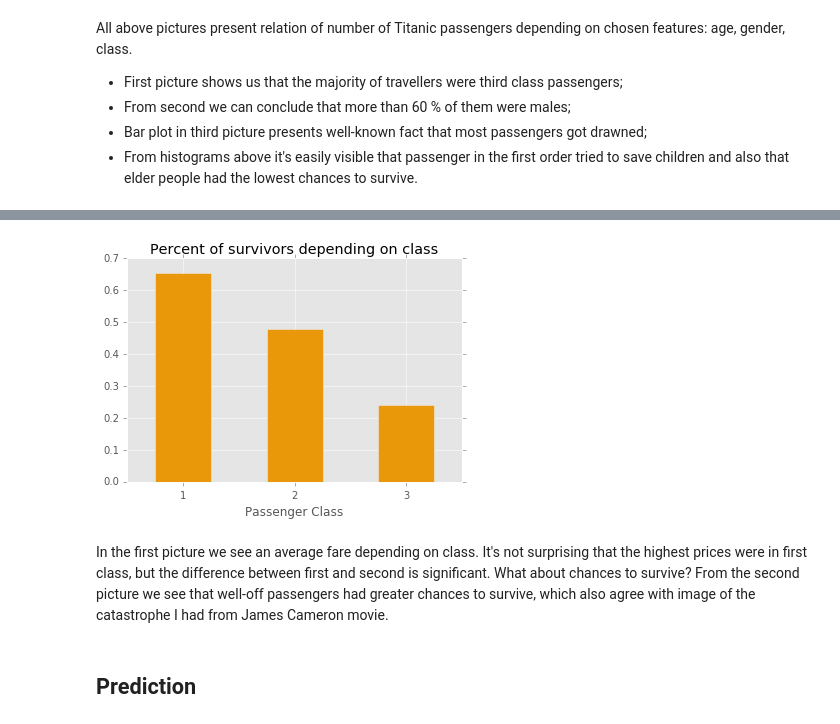
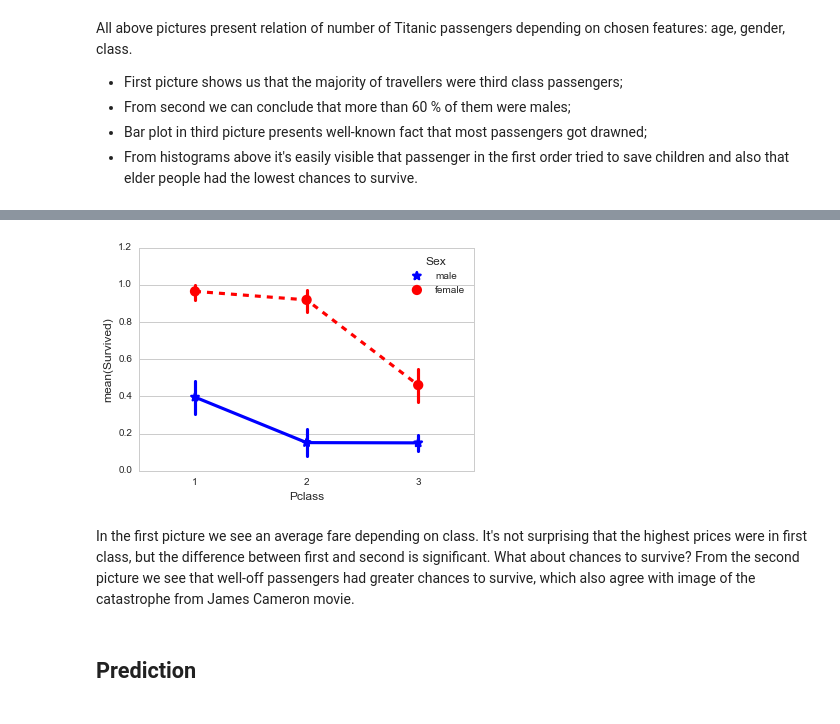
Before and after one commit to stared/uw-ml-python-2017, a Jupyter notebook: 5_ML-project.ipynb, the cells around one changed output, grey strips where cells are left out. Cells and saved outputs as stored; diff of their text form; code cells hidden in the pictures.

```diff
--- a/5_ML-project.ipynb
+++ b/5_ML-project.ipynb
@@ -114,12 +106,12 @@ plt.show()
-# %%
-grdata.Survived.mean().plot('bar', color='#e9980a', rot=1)
-plt.title('Percent of survivors depending on class')
-plt.xlabel('Passenger Class')
-plt.show()
-# %% [output]
-[figure, removed]
+# %%
+sns.pointplot(x="Pclass", y="Survived", hue="Sex", data=data,
+              palette={"male": "blue", "female": "red"},
+              markers=["*", "o"], linestyles=["-", "--"])
+plt.show()
+# %% [output]
+[figure, added]
 # %% [markdown]
-In the first picture we see an average fare depending on class. It's not surprising that the highest prices were in first class, but the difference between first and second is significant. What about chances to survive? From the second picture we see that well-off passengers had greater chances to survive, which also agree with image of the catastrophe I had from James Cameron movie.
+In the first picture we see an average fare depending on class. It's not surprising that the highest prices were in first class, but the difference between first and second is significant. What about chances to survive? From the second picture we see that well-off passengers had greater chances to survive, which also agree with image of the catastrophe from James Cameron movie.
 # %% [markdown]
 ## Prediction
 # %% [markdown]
```
Also changed, not shown: parts of 7 cells of this notebook.
